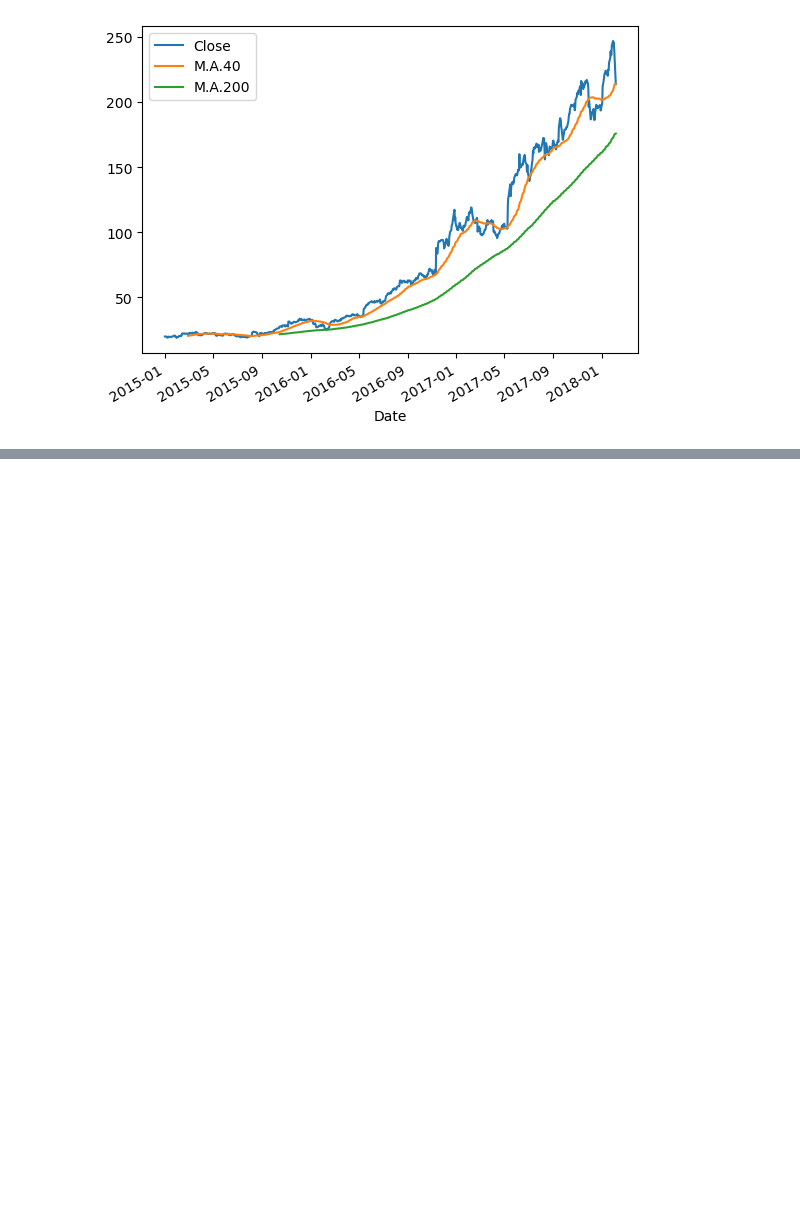
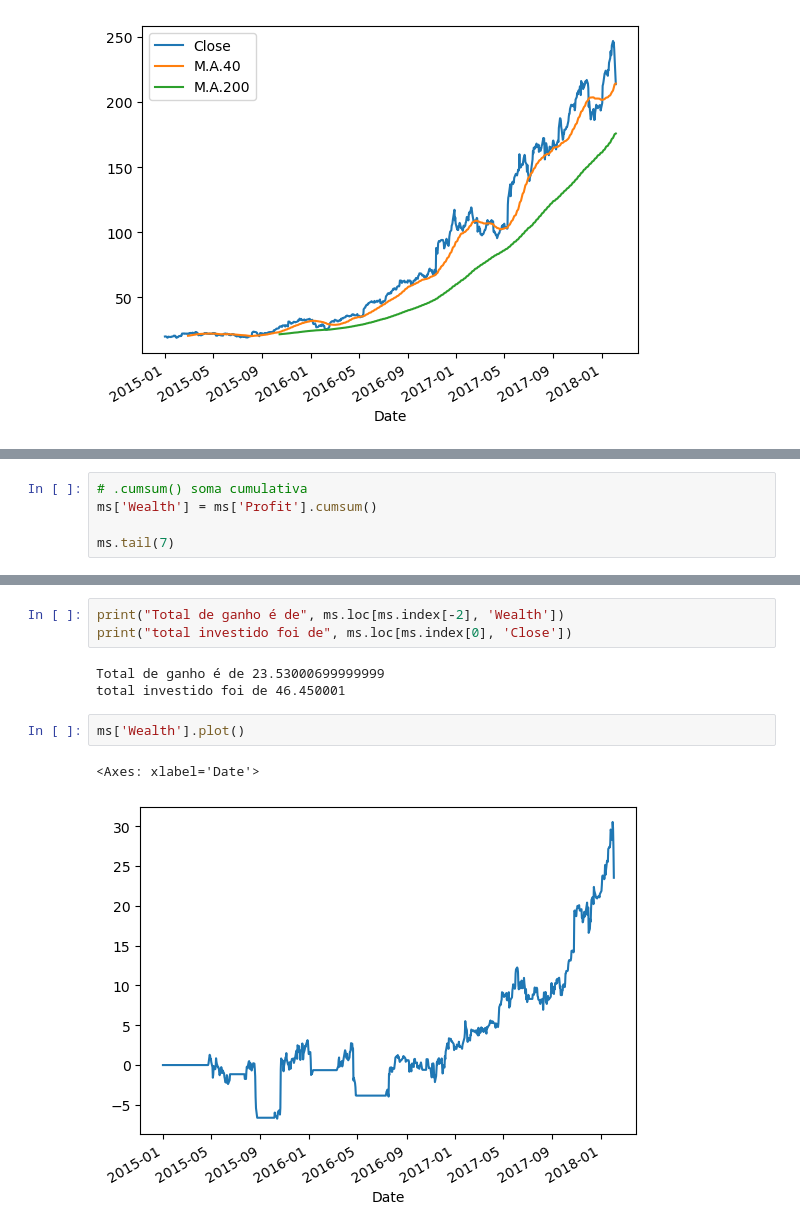
Before and after one commit to Istvan-Abner-Varga/python_analise_financeiro, a Jupyter notebook: Analise_de_Dados_Financeiros.ipynb, the cells around one changed output, grey strips where cells are left out. Drawn from its saved outputs; the diff is of its cells as text; blank space fills up the shorter version.

```diff
--- a/Analise_de_Dados_Financeiros.ipynb
+++ b/Analise_de_Dados_Financeiros.ipynb
@@ -370,0 +200,5 @@ ms['M.A.50'] = ms['Close'].rolling[50].mean() # Slow Signal
+# %%
+# .cumsum() soma cumulativa
+ms['Wealth'] = ms['Profit'].cumsum()
+
+ms.tail(7)
@@ -370,0 +215,11 @@ ms['M.A.50'] = ms['Close'].rolling[50].mean() # Slow Signal
+# %%
+print("Total de ganho é de", ms.loc[ms.index[-2], 'Wealth'])
+print("total investido foi de", ms.loc[ms.index[0], 'Close'])
+# %% [output]
+Total de ganho é de 23.53000699999999
+total investido foi de 46.450001
+# %%
+ms['Wealth'].plot()
+# %% [output]
+<Axes: xlabel='Date'>
+[figure, added]
```
Also changed, not shown: parts of 58 cells of this notebook.
